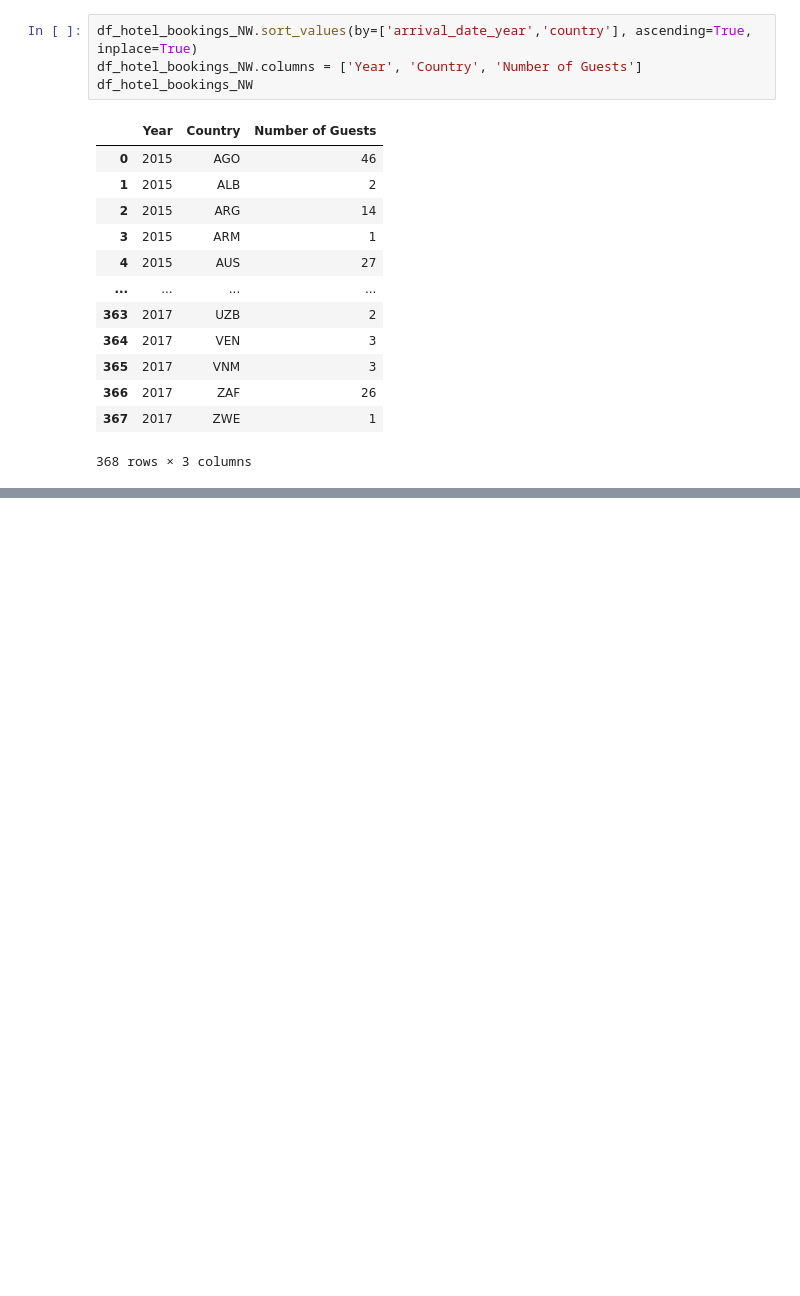
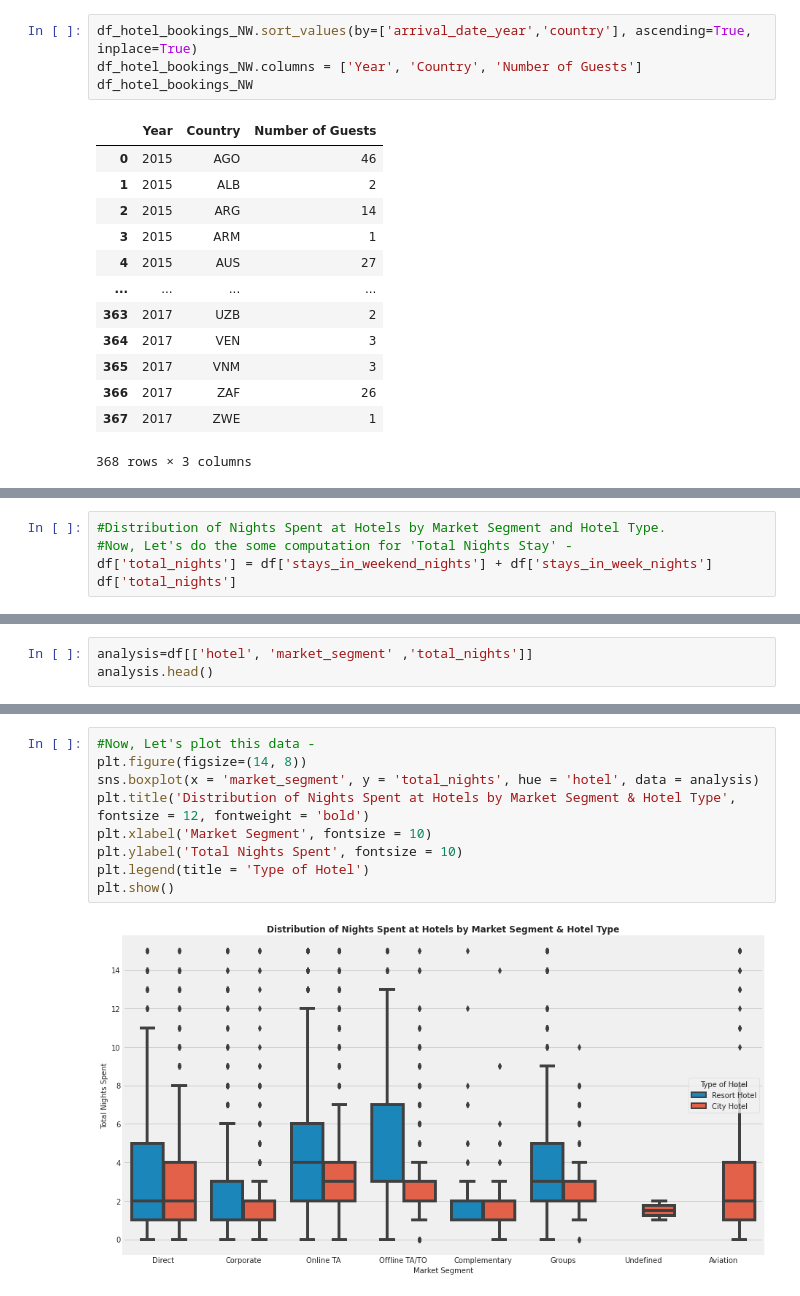
Before and after one commit to chandusayhi/Hotel_Booking_Analysis, a Jupyter notebook: Hotel_Booking_Analysis_EDA.ipynb, the cells around one changed output, grey strips where cells are left out. Drawn from its saved outputs; the diff is of its cells as text; blank space fills up the shorter version.

```diff
--- a/Hotel_Booking_Analysis_EDA.ipynb
+++ b/Hotel_Booking_Analysis_EDA.ipynb
@@ -781,0 +1039,5 @@ px.choropleth(data_frame= df_hotel_bookings_NW,
+# %%
+#Distribution of Nights Spent at Hotels by Market Segment and Hotel Type.
+#Now, Let's do the some computation for 'Total Nights Stay' -
+df['total_nights'] = df['stays_in_weekend_nights'] + df['stays_in_week_nights']
+df['total_nights']
@@ -781,0 +1067,3 @@ px.choropleth(data_frame= df_hotel_bookings_NW,
+# %%
+analysis=df[['hotel', 'market_segment' ,'total_nights']]
+analysis.head()
@@ -781,0 +1077,11 @@ px.choropleth(data_frame= df_hotel_bookings_NW,
+# %%
+#Now, Let's plot this data -
+plt.figure(figsize=(14, 8))
+sns.boxplot(x = 'market_segment', y = 'total_nights', hue = 'hotel', data = analysis)
+plt.title('Distribution of Nights Spent at Hotels by Market Segment & Hotel Type', fontsize = 12, fontweight = 'bold')
+plt.xlabel('Market Segment', fontsize = 10)
+plt.ylabel('Total Nights Spent', fontsize = 10)
+plt.legend(title = 'Type of Hotel')
+plt.show()
+# %% [output]
+[figure, added]
```
Also changed, not shown: parts of 55 cells of this notebook.
